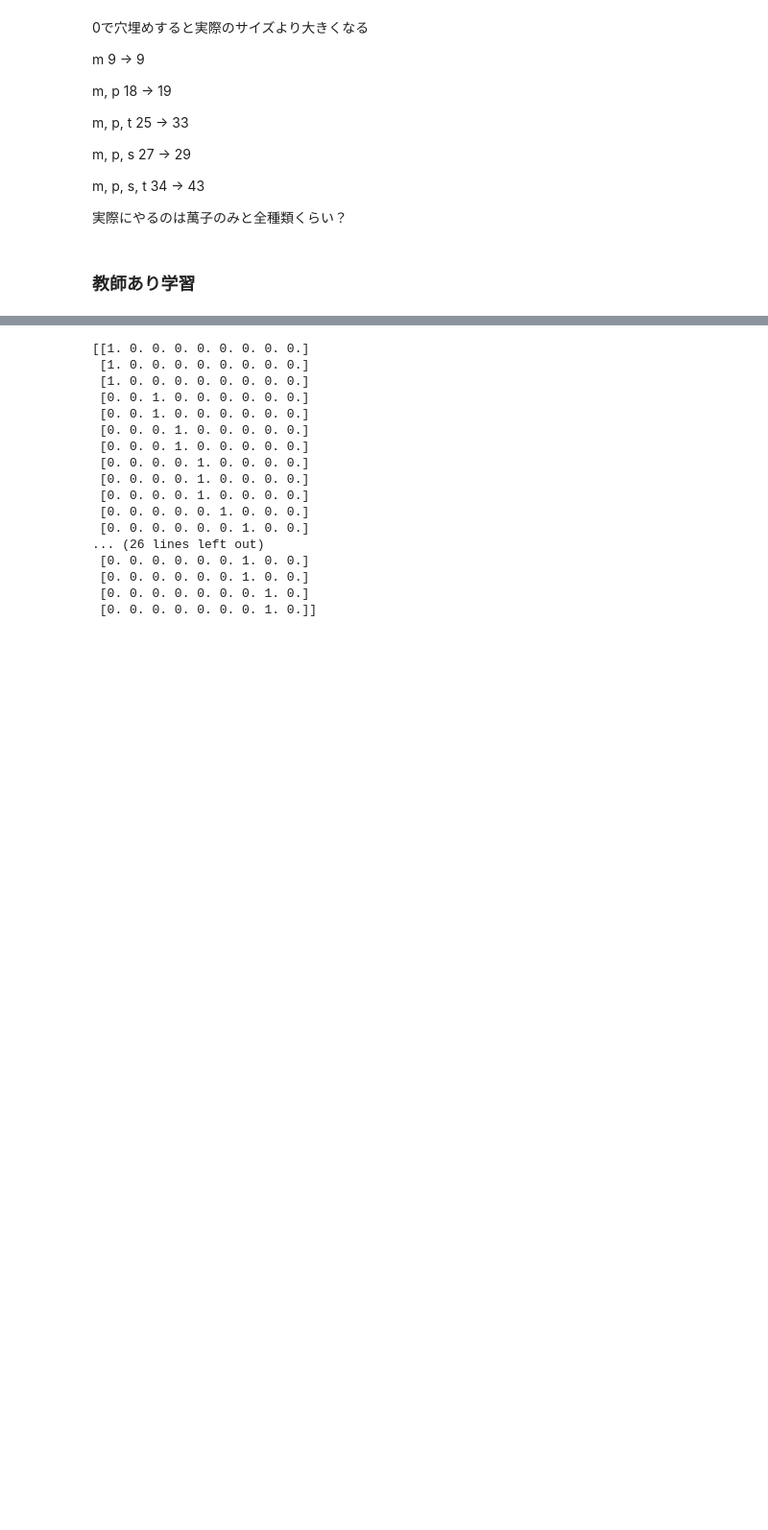
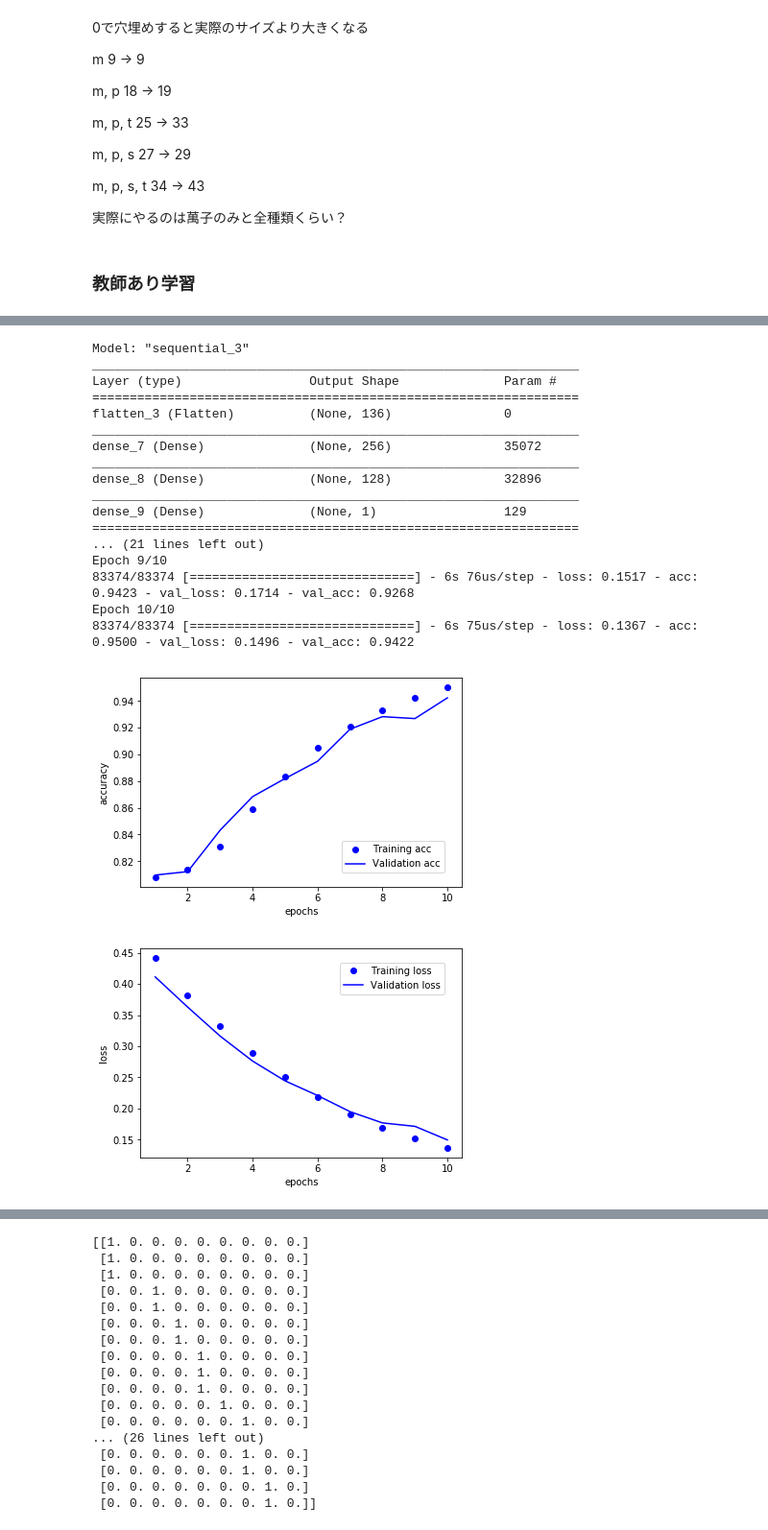
Before and after one commit to minnsou/FrontierArtificialIntelligence, a Jupyter notebook: mahjong.ipynb, the cells around one changed output, grey strips where cells are left out. Shown: that part at 96% size. Saved outputs shown, nothing was run; the diff lists cells and outputs as text; code cells hidden in the pictures; blank space fills up the shorter version.

```diff
--- a/mahjong.ipynb
+++ b/mahjong.ipynb
@@ -423,0 +410,28 @@ for i in range(num):
+# %%
+kind_tile = 34
+num_hand = 14
+x_path = 'data/state_list_tenho_119107.npy'
+y_path = 'data/is_win_list_tenho_119107.npy'
+history = dense_train(kind_tile, num_hand, 10, x_path, y_path)
+draw_acc(history)
+draw_loss(history)
+# %% [output]
+Model: "sequential_3"
+_________________________________________________________________
+Layer (type)                 Output Shape              Param #
+=================================================================
+flatten_3 (Flatten)          (None, 136)               0
+_________________________________________________________________
+dense_7 (Dense)              (None, 256)               35072
+_________________________________________________________________
+dense_8 (Dense)              (None, 128)               32896
+_________________________________________________________________
+dense_9 (Dense)              (None, 1)                 129
+=================================================================
+... (21 lines left out)
+Epoch 9/10
+83374/83374 [==============================] - 6s 76us/step - loss: 0.1517 - acc: 0.9423 - val_loss: 0.1714 - val_acc: 0.9268
+Epoch 10/10
+83374/83374 [==============================] - 6s 75us/step - loss: 0.1367 - acc: 0.9500 - val_loss: 0.1496 - val_acc: 0.9422
+[figure, added]
+[figure, added]
```
Also changed, not shown: parts of 20 cells of this notebook.
